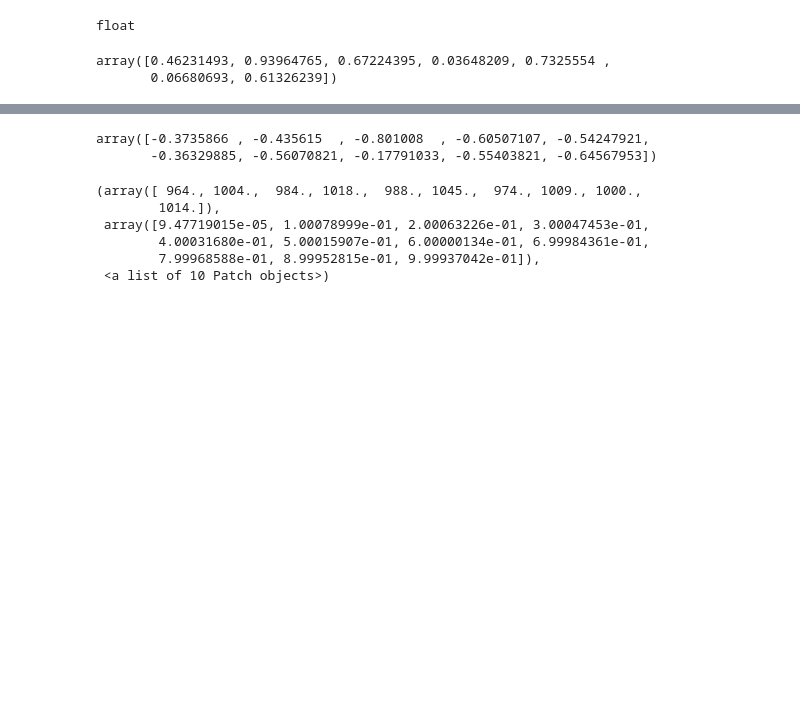
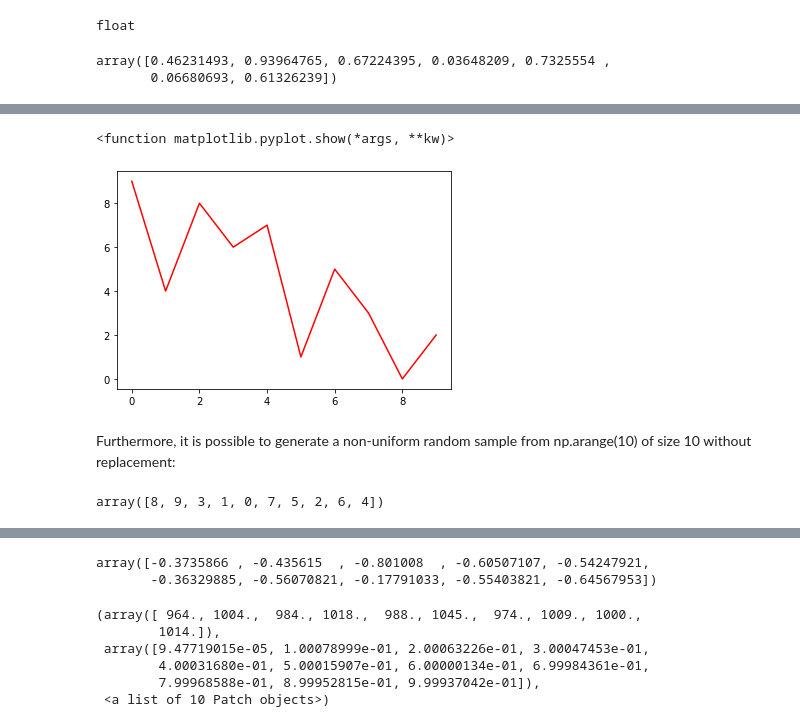
Before and after one commit to KatarzynaConnell/Numpy.random_assignment, a Jupyter notebook: numpy.random.ipynb, the cells around one changed output, grey strips where cells are left out. Saved outputs shown, nothing was run; the diff lists cells and outputs as text; code cells hidden in the pictures; blank space fills up the shorter version.

```diff
--- a/numpy.random.ipynb
+++ b/numpy.random.ipynb
@@ -193,0 +229,12 @@ array([[7.63596436, 9.3206973 ],
+# %%
+plt.plot([9, 4, 8, 6, 7, 1, 5, 3, 0, 2], "r")
+plt.show
+# %% [output]
+<function matplotlib.pyplot.show(*args, **kw)>
+[figure, added]
+# %% [markdown]
+Furthermore, it is possible to generate a non-uniform random sample from np.arange(10) of size 10 without replacement:
+# %%
+np.random.choice(10, 10, replace=False, p=[0.1, 0.1, 0.1, 0.1, 0.1, 0.1, 0.1, 0.1, 0.1, 0.1])
+# %% [output]
+array([8, 9, 3, 1, 0, 7, 5, 2, 6, 4])
```
Also changed, not shown: parts of 21 cells of this notebook.
